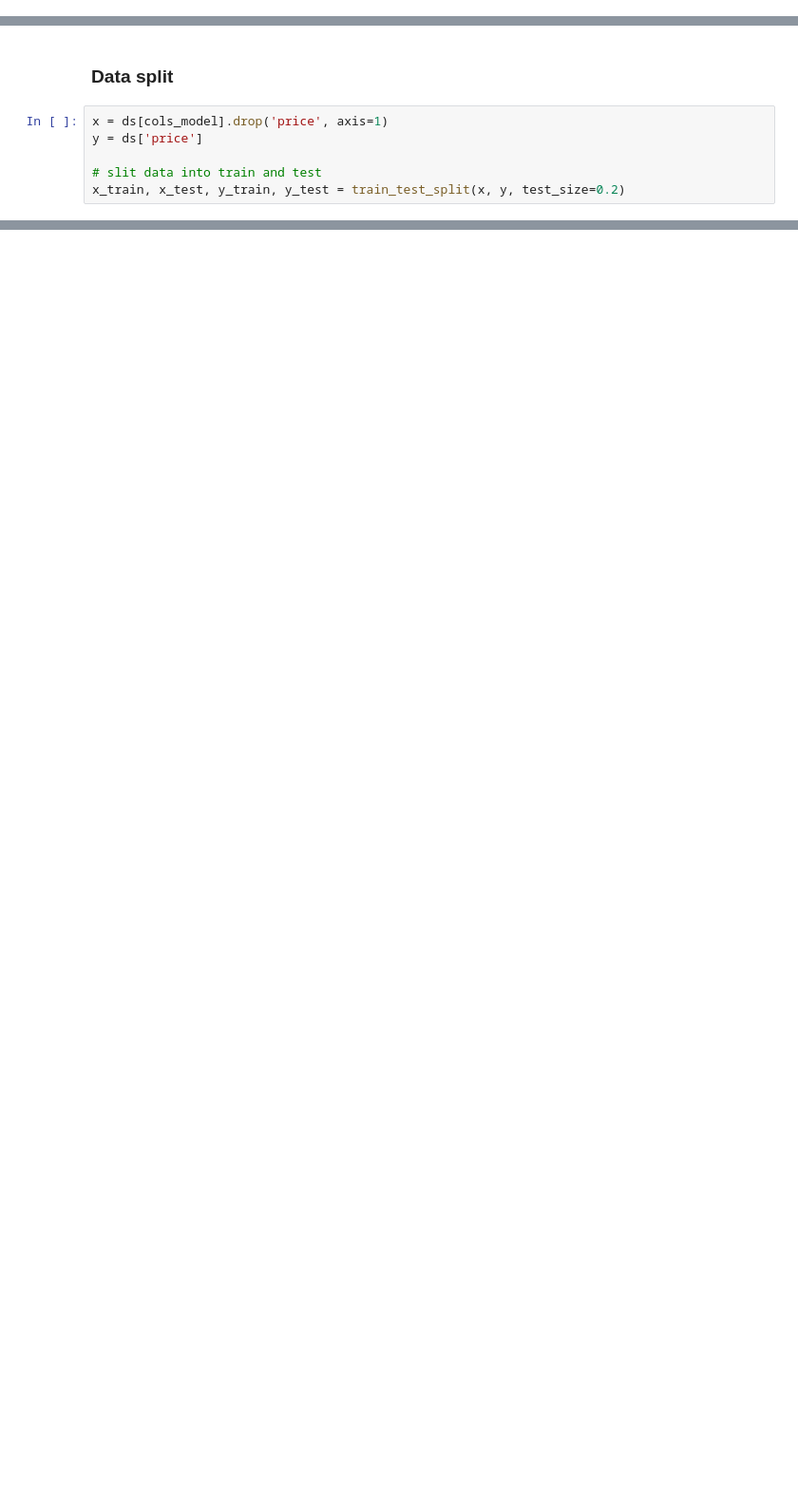
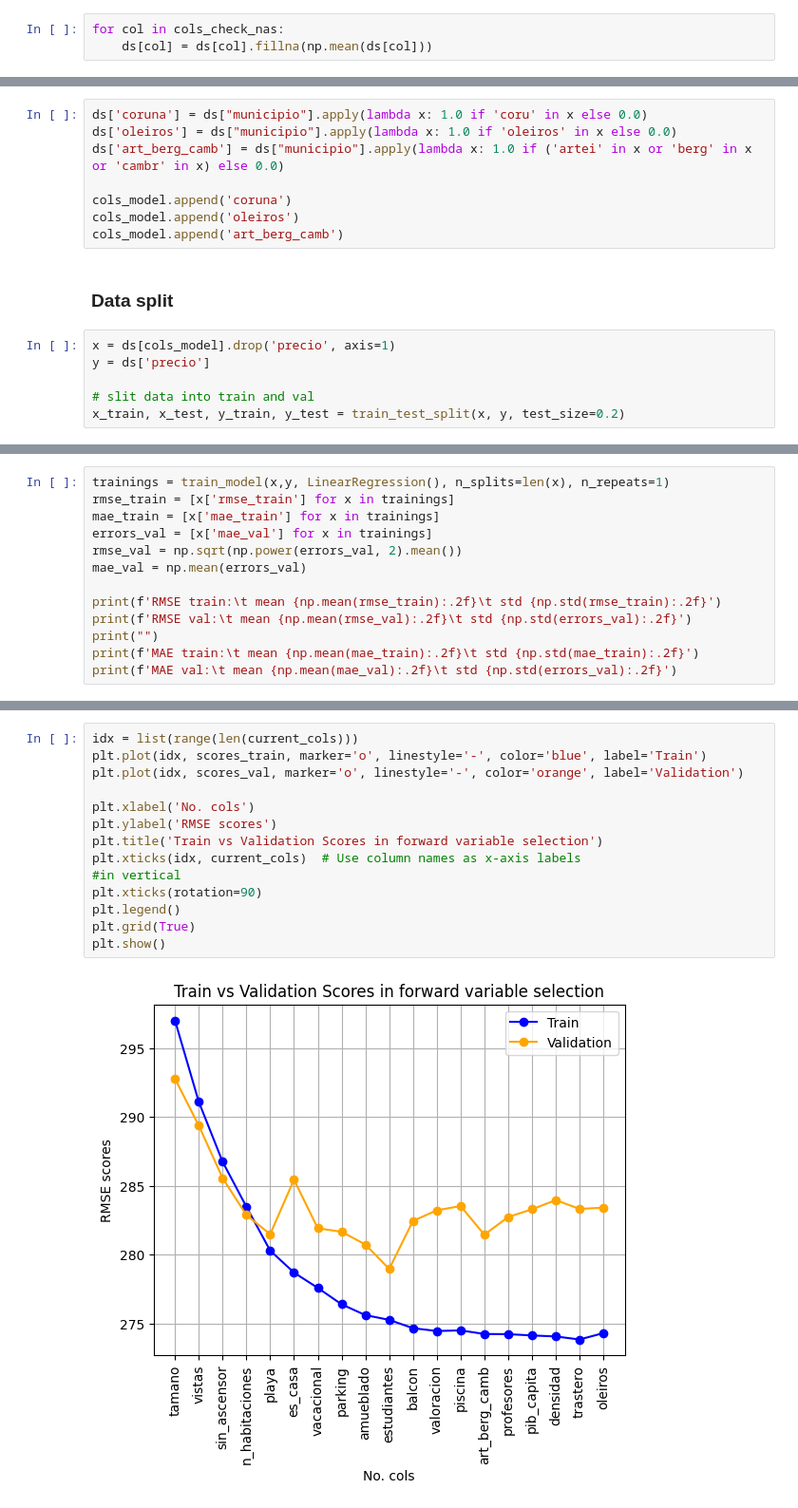
Before and after one commit to ivanlado/coruna-real-estate-market, a Jupyter notebook: model.ipynb, the cells around one changed output, grey strips where cells are left out. Shown at 95% size. Drawn from its saved outputs; the diff is of its cells as text; blank space fills up the shorter version.

```diff
--- a/model.ipynb
+++ b/model.ipynb
@@ -60,0 +117,3 @@ ds['n_rooms'] = ds['n_rooms'].fillna(1)
+# %%
+for col in cols_check_nas:
+    ds[col] = ds[col].fillna(np.mean(ds[col]))
@@ -61,8 +122,16 @@ ds['n_rooms'] = ds['n_rooms'].fillna(1)
+# %%
+ds['coruna'] = ds["municipio"].apply(lambda x: 1.0 if 'coru' in x else 0.0)
+ds['oleiros'] = ds["municipio"].apply(lambda x: 1.0 if 'oleiros' in x else 0.0)
+ds['art_berg_camb'] = ds["municipio"].apply(lambda x: 1.0 if ('artei' in x or 'berg' in x or 'cambr' in x) else 0.0)
+
+cols_model.append('coruna')
+cols_model.append('oleiros')
+cols_model.append('art_berg_camb')
 # %% [markdown]
 ### Data split
 # %%
-x = ds[cols_model].drop('price', axis=1)
-y = ds['price']
+x = ds[cols_model].drop('precio', axis=1)
+y = ds['precio']
 
-# slit data into train and test
+# slit data into train and val
 x_train, x_test, y_train, y_test = train_test_split(x, y, test_size=0.2)
@@ -70,0 +203,13 @@ x_train, x_test, y_train, y_test = train_test_split(x, y, test_size=0.2)
+# %%
+trainings = train_model(x,y, LinearRegression(), n_splits=len(x), n_repeats=1)
+rmse_train = [x['rmse_train'] for x in trainings]
+mae_train = [x['mae_train'] for x in trainings]
+errors_val = [x['mae_val'] for x in trainings]
+rmse_val = np.sqrt(np.power(errors_val, 2).mean())
+mae_val = np.mean(errors_val)
+
+print(f'RMSE train:\t mean {np.mean(rmse_train):.2f}\t std {np.std(rmse_train):.2f}')
+print(f'RMSE val:\t mean {np.mean(rmse_val):.2f}\t std {np.std(errors_val):.2f}')
+print("")
+print(f'MAE train:\t mean {np.mean(mae_train):.2f}\t std {np.std(mae_train):.2f}')
+print(f'MAE val:\t mean {np.mean(mae_val):.2f}\t std {np.std(errors_val):.2f}')
@@ -70,0 +277,16 @@ x_train, x_test, y_train, y_test = train_test_split(x, y, test_size=0.2)
+# %%
+idx = list(range(len(current_cols)))
+plt.plot(idx, scores_train, marker='o', linestyle='-', color='blue', label='Train')
+plt.plot(idx, scores_val, marker='o', linestyle='-', color='orange', label='Validation')
+
+plt.xlabel('No. cols')
+plt.ylabel('RMSE scores')
+plt.title('Train vs Validation Scores in forward variable selection')
+plt.xticks(idx, current_cols)  # Use column names as x-axis labels
+#in vertical
+plt.xticks(rotation=90)
+plt.legend()
+plt.grid(True)
+plt.show()
+# %% [output]
+[figure, added]
```
Also changed, not shown: parts of 29 cells of this notebook, 29 other files.
